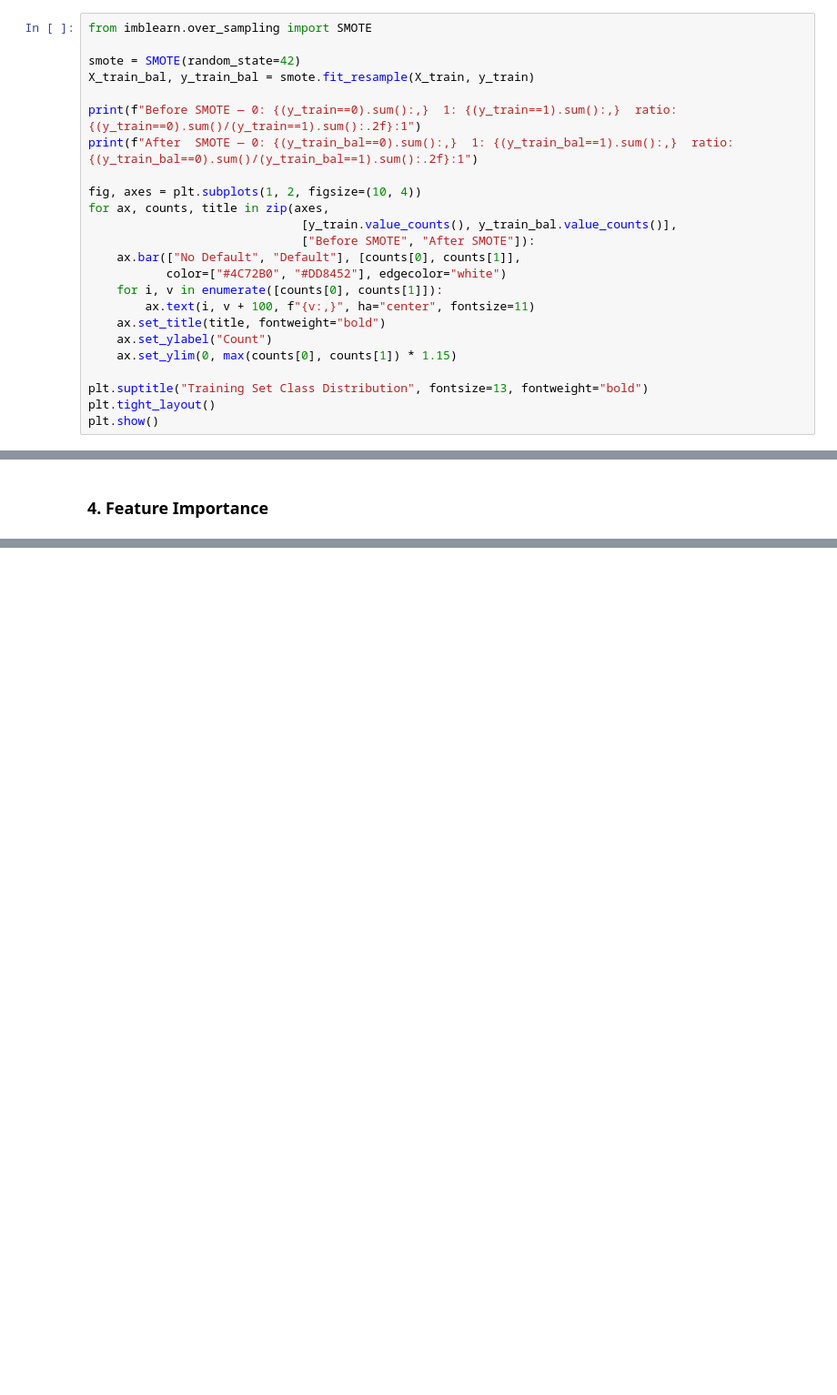
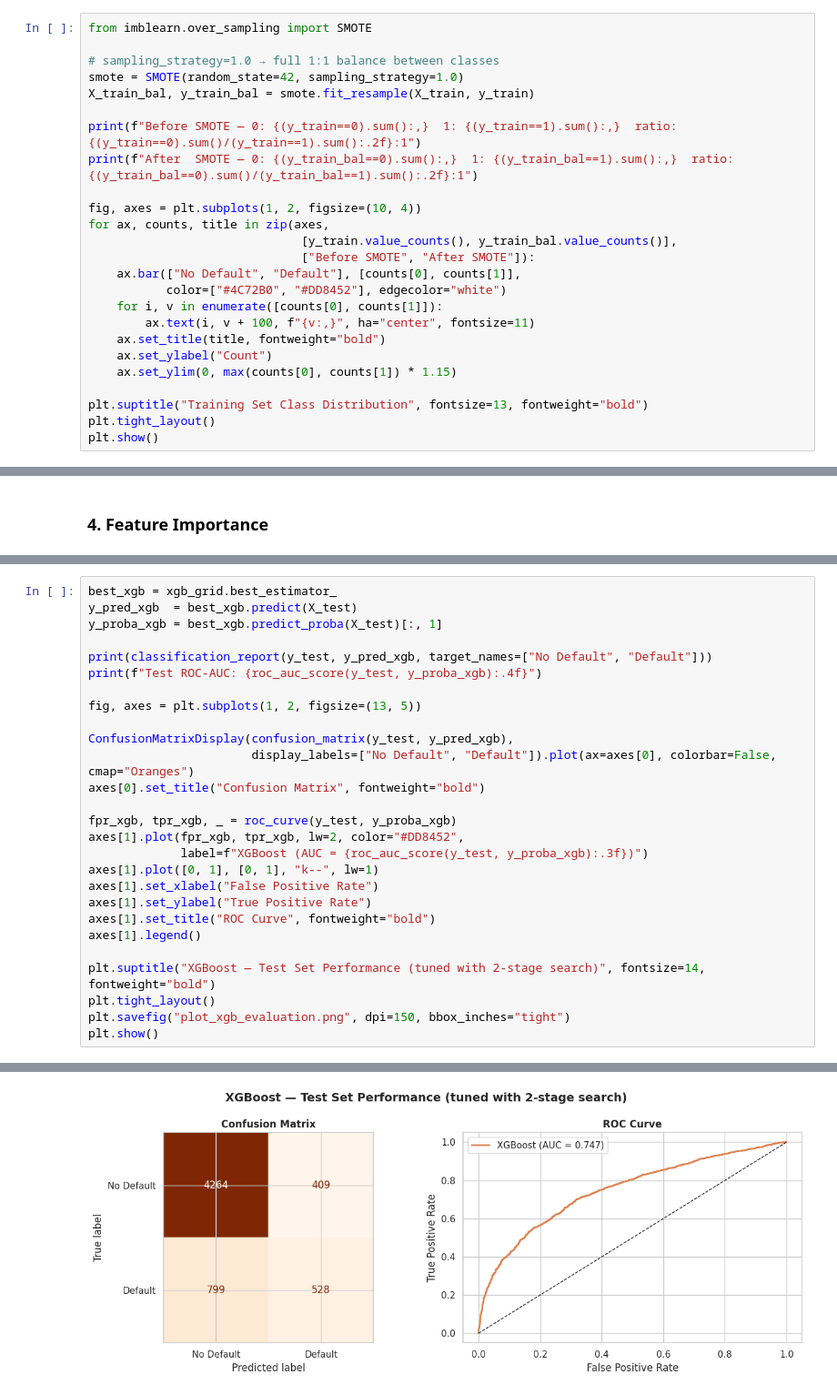
Before and after one commit to riccardo03/FinTech-Project, a Jupyter notebook: project.ipynb, the cells around one changed output, grey strips where cells are left out. Shown at 91% size. Cells and saved outputs as stored; diff of their text form; blank space fills up the shorter version.

Commit message:
XGBoost + Lasso + GPU implementation

```diff
--- a/project.ipynb
+++ b/project.ipynb
@@ -342,7 +369,8 @@ The dataset is imbalanced (~3.5:1). We apply **SMOTE** (Synthetic Minority Over-
 # %%
 from imblearn.over_sampling import SMOTE
 
-smote = SMOTE(random_state=42)
+# sampling_strategy=1.0 → full 1:1 balance between classes
+smote = SMOTE(random_state=42, sampling_strategy=1.0)
 X_train_bal, y_train_bal = smote.fit_resample(X_train, y_train)
 
 print(f"Before SMOTE — 0: {(y_train==0).sum():,}  1: {(y_train==1).sum():,}  ratio: {(y_train==0).sum()/(y_train==1).sum():.2f}:1")
@@ -489,0 +609,28 @@ print(importances.nlargest(5).round(4))
+# %%
+best_xgb = xgb_grid.best_estimator_
+y_pred_xgb  = best_xgb.predict(X_test)
+y_proba_xgb = best_xgb.predict_proba(X_test)[:, 1]
+
+print(classification_report(y_test, y_pred_xgb, target_names=["No Default", "Default"]))
+print(f"Test ROC-AUC: {roc_auc_score(y_test, y_proba_xgb):.4f}")
+
+fig, axes = plt.subplots(1, 2, figsize=(13, 5))
+
+ConfusionMatrixDisplay(confusion_matrix(y_test, y_pred_xgb),
+                       display_labels=["No Default", "Default"]).plot(ax=axes[0], colorbar=False, cmap="Oranges")
+axes[0].set_title("Confusion Matrix", fontweight="bold")
+
+fpr_xgb, tpr_xgb, _ = roc_curve(y_test, y_proba_xgb)
+axes[1].plot(fpr_xgb, tpr_xgb, lw=2, color="#DD8452",
+             label=f"XGBoost (AUC = {roc_auc_score(y_test, y_proba_xgb):.3f})")
+axes[1].plot([0, 1], [0, 1], "k--", lw=1)
+axes[1].set_xlabel("False Positive Rate")
+axes[1].set_ylabel("True Positive Rate")
+axes[1].set_title("ROC Curve", fontweight="bold")
+axes[1].legend()
+
+plt.suptitle("XGBoost — Test Set Performance (tuned with 2-stage search)", fontsize=14, fontweight="bold")
+plt.tight_layout()
+plt.savefig("plot_xgb_evaluation.png", dpi=150, bbox_inches="tight")
+plt.show()
+# %% [output]
@@ -489,0 +647 @@ print(importances.nlargest(5).round(4))
+[figure, added]
```
Also changed, not shown: parts of 24 cells of this notebook, 9 other files.
